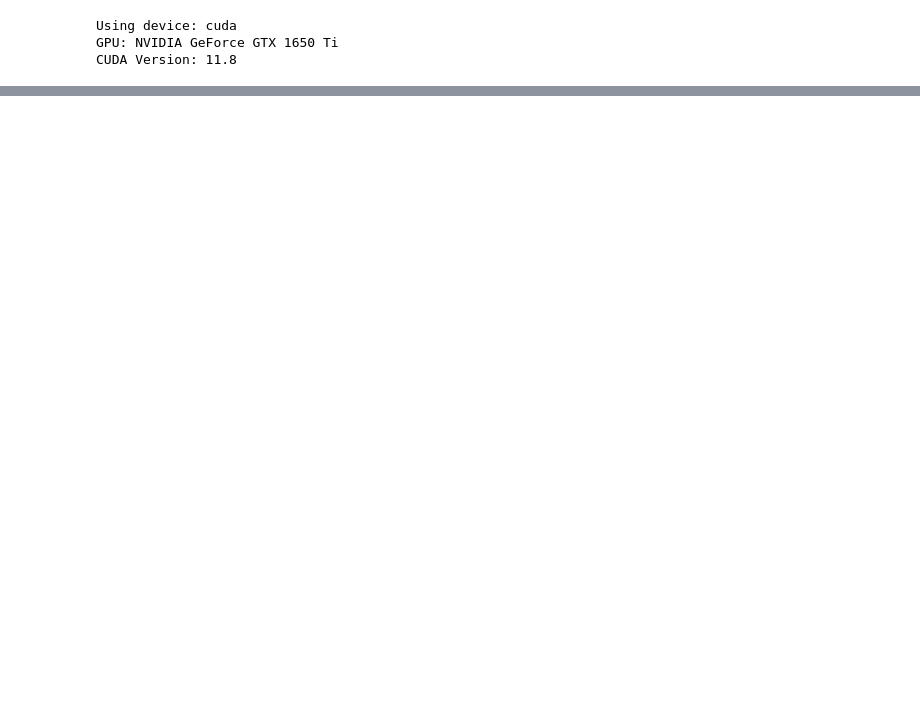
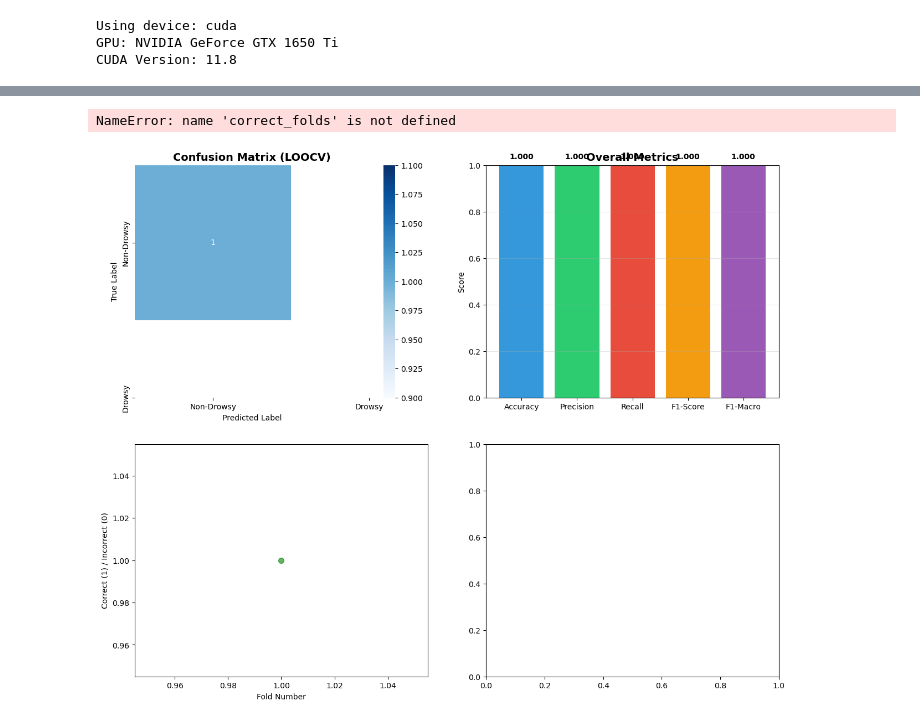
Before and after one commit to NSquid/Data-Slayer-3.0, a Jupyter notebook: CNN+LSTM_training.ipynb, the cells around one changed output, grey strips where cells are left out. Cells and saved outputs as stored; diff of their text form; code cells hidden in the pictures; blank space fills up the shorter version.

Commit message:
Training Revision

```diff
--- a/CNN+LSTM_training.ipynb
+++ b/CNN+LSTM_training.ipynb
@@ -145,7 +130,7 @@ class EfficientNetFeatureExtractor(nn.Module):
         self.bottleneck = nn.Sequential(
             nn.Linear(1280, feature_dim),
             nn.ReLU(),
-            nn.Dropout(0.3)
+            nn.Dropout(0.2)  # Reduced dropout for small dataset
         )
 
     def forward(self, x):
@@ -184,7 +169,7 @@ class MLPClassifier(nn.Module):
         self.classifier = nn.Sequential(
             nn.Linear(input_size, hidden_size),
             nn.ReLU(),
-            nn.Dropout(0.5),
+            nn.Dropout(0.3),  # Reduced dropout for small dataset
             nn.Linear(hidden_size, num_classes)
         )
 
@@ -405,24 +579,60 @@ OutOfMemoryError: CUDA out of memory. Tried to allocate 1.08 GiB. GPU 0 has a to
 # %%
-fig, (ax1, ax2) = plt.subplots(1, 2, figsize=(15, 5))
+# Visualization
+fig, axes = plt.subplots(2, 2, figsize=(15, 12))
 
-# Loss plot
-ax1.plot(train_losses, label='Train Loss', marker='o')
-ax1.plot(val_losses, label='Val Loss', marker='s')
-ax1.set_xlabel('Epoch')
-ax1.set_ylabel('Loss')
-ax1.set_title('Training and Validation Loss')
-ax1.legend()
-ax1.grid(True)
+# 1. Confusion Matrix
+ax = axes[0, 0]
+sns.heatmap(cm, annot=True, fmt='d', cmap='Blues', ax=ax,
+            xticklabels=['Non-Drowsy', 'Drowsy'],
+            yticklabels=['Non-Drowsy', 'Drowsy'])
+ax.set_title('Confusion Matrix (LOOCV)', fontsize=14, fontweight='bold')
+ax.set_ylabel('True Label')
+ax.set_xlabel('Predicted Label')
 
-# Accuracy plot
-ax2.plot(train_accs, label='Train Accuracy', marker='o')
-ax2.plot(val_accs, label='Val Accuracy', marker='s')
-ax2.set_xlabel('Epoch')
-ax2.set_ylabel('Accuracy')
-ax2.set_title('Training and Validation Accuracy')
-ax2.legend()
-ax2.grid(True)
+# 2. Metrics Bar Chart
+ax = axes[0, 1]
+metrics_names = ['Accuracy', 'Precision', 'Recall', 'F1-Score', 'F1-Macro']
+metrics_values = [accuracy, precision, recall, f1_binary, f1_macro]
+bars = ax.bar(metrics_names, metrics_values, color=['#3498db', '#2ecc71', '#e74c3c', '#f39c12', '#9b59b6'])
+ax.set_ylim([0, 1])
+ax.set_ylabel('Score')
+ax.set_title('Overall Metrics', fontsize=14, fontweight='bold')
+ax.grid(axis='y', alpha=0.3)
+for i, (bar, val) in enumerate(zip(bars, metrics_values)):
+    ax.text(bar.get_x() + bar.get_width()/2, val + 0.02, f'{val:.3f}',
+            ha='center', va='bottom', fontweight='bold')
+
+# 3. Per-fold correctness
+ax = axes[1, 0]
+fold_nums = [r['fold'] for r in fold_results]
+correctness = [1 if r['correct'] else 0 for r in fold_results]
+colors = ['green' if c else 'red' for c in correctness]
+ax.scatter(fold_nums, correctness, c=colors, alpha=0.6, s=50)
+ax.set_xlabel('Fold Number')
+ax.set_ylabel('Correct (1) / Incorrect (0)')
+ax.set_title(f'Prediction Correctness per Fold ({correct_folds}/{n_samples} correct)',
+             fontsize=14, fontweight='bold')
+ax.set_yticks([0, 1])
+ax.set_yticklabels(['Incorrect', 'Correct'])
+ax.grid(alpha=0.3)
+
+# 4. Training loss distribution across folds
+ax = axes[1, 1]
+train_losses = [r['best_train_loss'] for r in fold_results]
+ax.hist(train_losses, bins=20, color='skyblue', edgecolor='black', alpha=0.7)
+ax.axvline(np.mean(train_losses), color='red', linestyle='--', linewidth=2, label=f'Mean: {np.mean(train_losses):.4f}')
+ax.set_xlabel('Best Training Loss')
+ax.set_ylabel('Frequency')
+ax.set_title('Distribution of Best Training Loss Across Folds', fontsize=14, fontweight='bold')
+ax.legend()
+ax.grid(alpha=0.3)
 
 plt.tight_layout()
+plt.savefig('loocv_results.png', dpi=300, bbox_inches='tight')
 plt.show()
+
+print("\nVisualization saved to 'loocv_results.png'")
+# %% [output]
+NameError: name 'correct_folds' is not defined
+[figure, added]
 # %%
```
Also changed, not shown: parts of 9 cells of this notebook.
